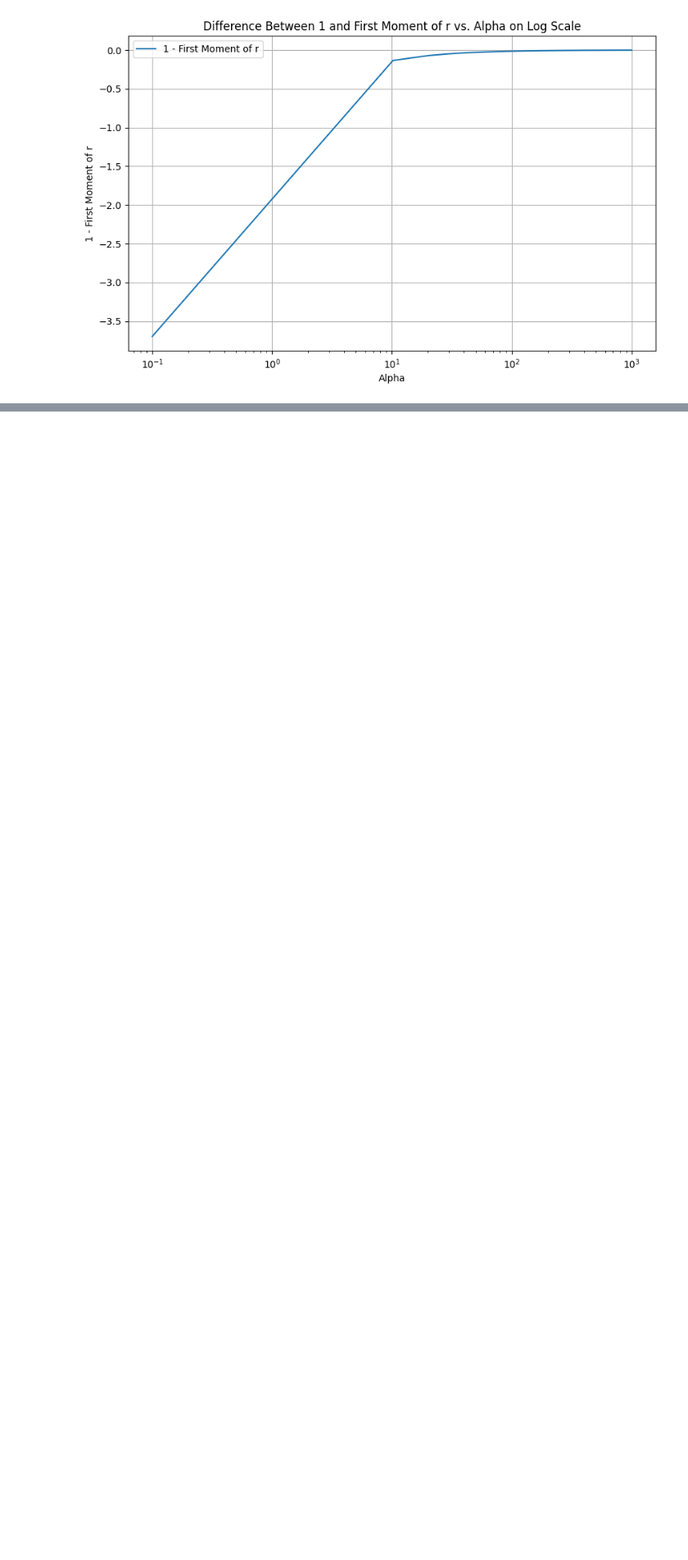
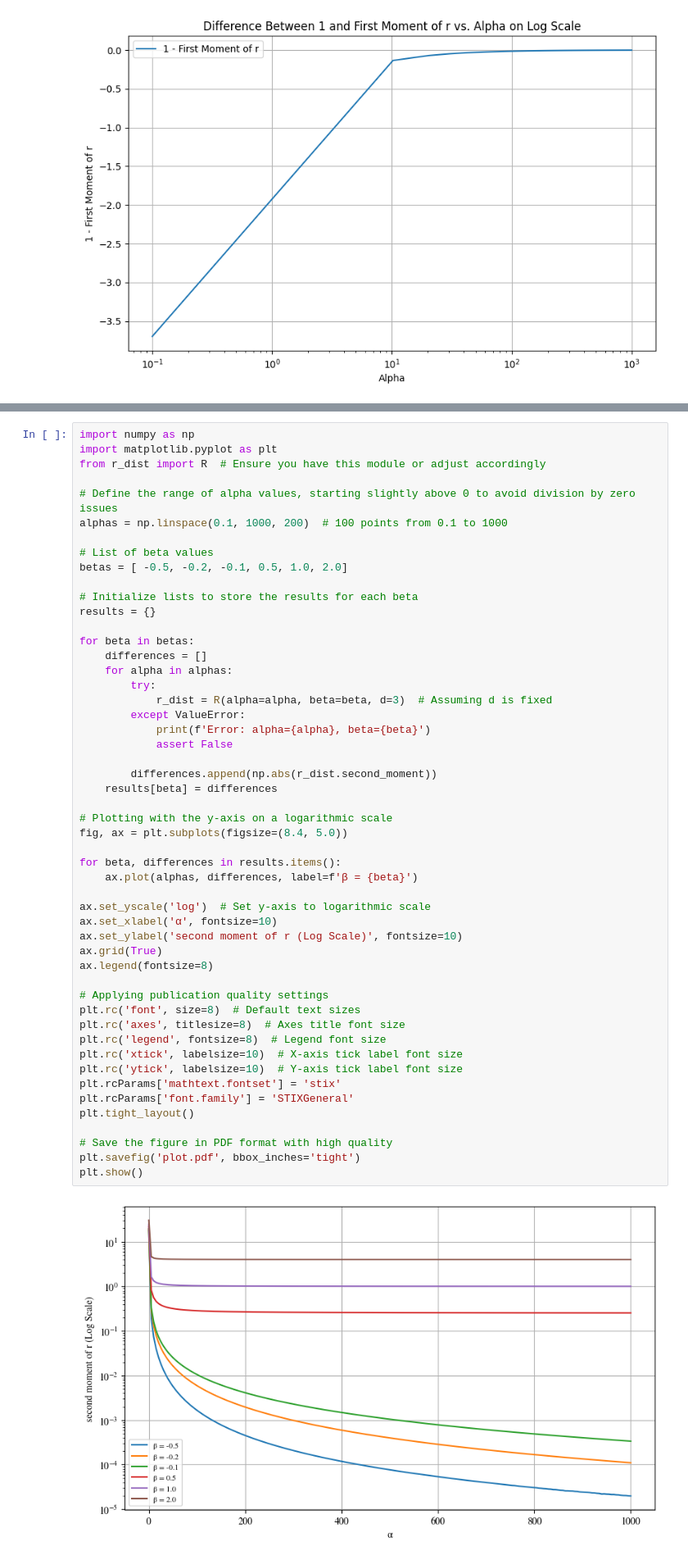
Before and after one commit to Dariyan-Khan/spectral_clustering_weighted_VI, a Jupyter notebook: testing_r_mean_vs_alpha.ipynb, the cells around one changed output, grey strips where cells are left out. Shown at 82% size. Cells and saved outputs as stored; diff of their text form; blank space fills up the shorter version.

```diff
--- a/testing_r_mean_vs_alpha.ipynb
+++ b/testing_r_mean_vs_alpha.ipynb
@@ -84,3 +139,56 @@ plt.show()
+# %%
+import numpy as np
+import matplotlib.pyplot as plt
+from r_dist import R  # Ensure you have this module or adjust accordingly
+
+# Define the range of alpha values, starting slightly above 0 to avoid division by zero issues
+alphas = np.linspace(0.1, 1000, 200)  # 100 points from 0.1 to 1000
+
+# List of beta values
+betas = [ -0.5, -0.2, -0.1, 0.5, 1.0, 2.0]
+
+# Initialize lists to store the results for each beta
+results = {}
+
+for beta in betas:
+    differences = []
+    for alpha in alphas:
+        try:
+            r_dist = R(alpha=alpha, beta=beta, d=3)  # Assuming d is fixed
+        except ValueError:
+            print(f'Error: alpha={alpha}, beta={beta}')
+            assert False
+
+        differences.append(np.abs(r_dist.second_moment))
+    results[beta] = differences
+
+# Plotting with the y-axis on a logarithmic scale
+fig, ax = plt.subplots(figsize=(8.4, 5.0))
+
+for beta, differences in results.items():
+    ax.plot(alphas, differences, label=f'β = {beta}')
+
+ax.set_yscale('log')  # Set y-axis to logarithmic scale
+ax.set_xlabel('α', fontsize=10)
+ax.set_ylabel('second moment of r (Log Scale)', fontsize=10)
+ax.grid(True)
+ax.legend(fontsize=8)
+
+# Applying publication quality settings
+plt.rc('font', size=8)  # Default text sizes
+plt.rc('axes', titlesize=8)  # Axes title font size
+plt.rc('legend', fontsize=8)  # Legend font size
+plt.rc('xtick', labelsize=10)  # X-axis tick label font size
+plt.rc('ytick', labelsize=10)  # Y-axis tick label font size
+plt.rcParams['mathtext.fontset'] = 'stix'
+plt.rcParams['font.family'] = 'STIXGeneral'
+plt.tight_layout()
+
+# Save the figure in PDF format with high quality
+plt.savefig('plot.pdf', bbox_inches='tight')
+plt.show()
+# %% [output]
+[figure, added]
 # %%
 from r_dist import R
 import numpy as np
```
Also changed, not shown: parts of 2 cells of this notebook, 2 other files.
